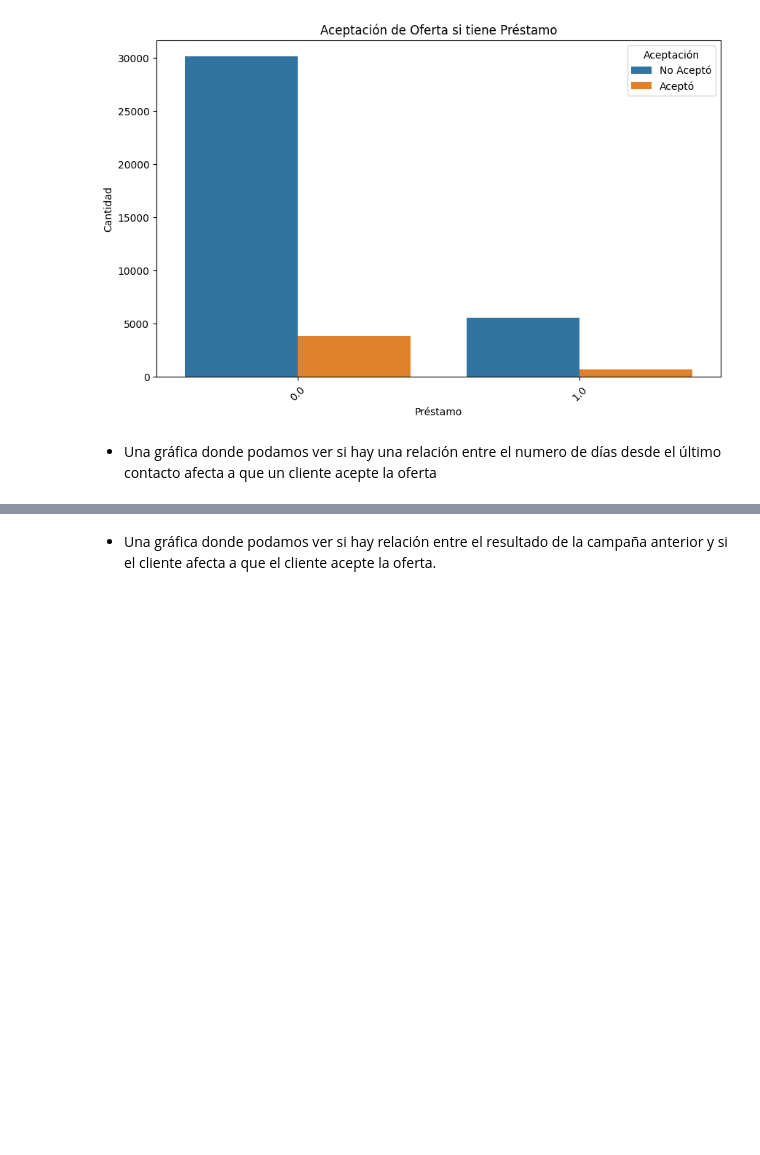
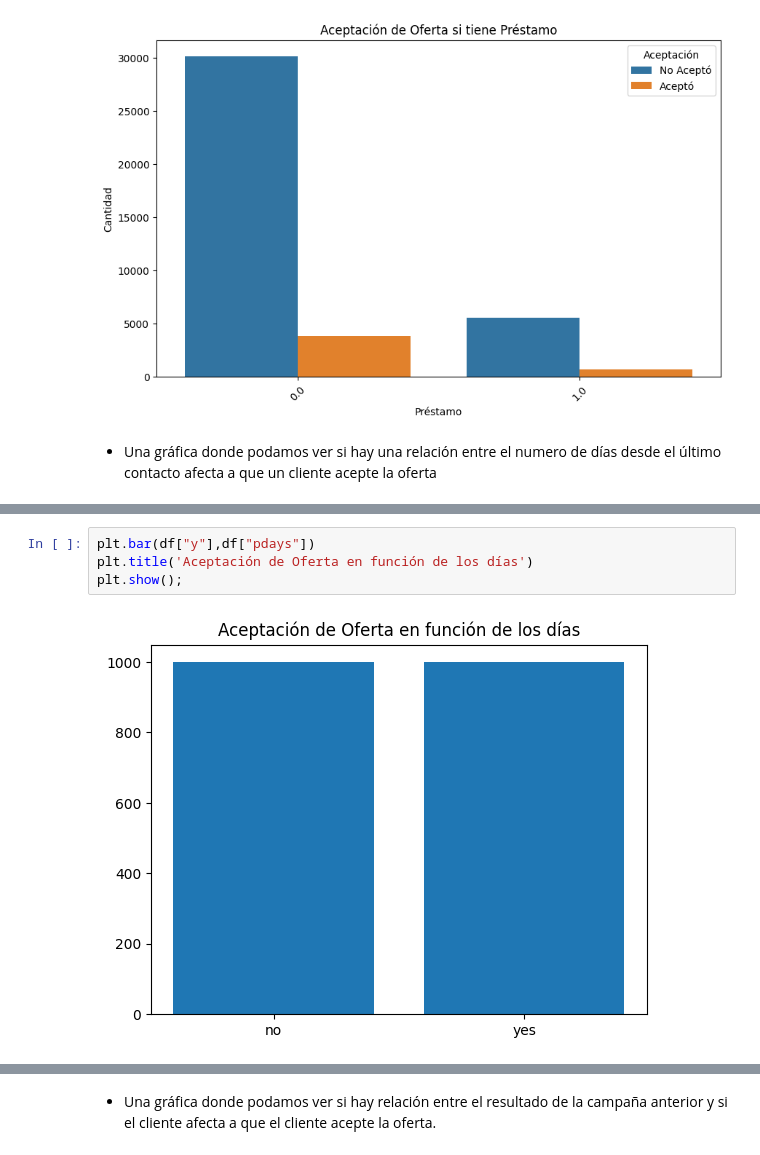
Before and after one commit to anane3373/promoE_modulo2_sprint2_pairprogramming_AnaGuardiayAndreaCabrera, a Jupyter notebook: limpieza_pair/limpieza1_16_8.ipynb, the cells around one changed output, grey strips where cells are left out. Drawn from its saved outputs; the diff is of its cells as text; blank space fills up the shorter version.

```diff
--- a/limpieza_pair/limpieza1_16_8.ipynb
+++ b/limpieza_pair/limpieza1_16_8.ipynb
@@ -317,3 +333,9 @@ plt.show()
+# %%
+plt.bar(df["y"],df["pdays"])
+plt.title('Aceptación de Oferta en función de los días')
+plt.show();
+# %% [output]
+[figure, added]
 # %%
 # iniciamos la gráfica
 plt.figure(figsize =(8,4))
```
Also changed, not shown: parts of 9 cells of this notebook.
